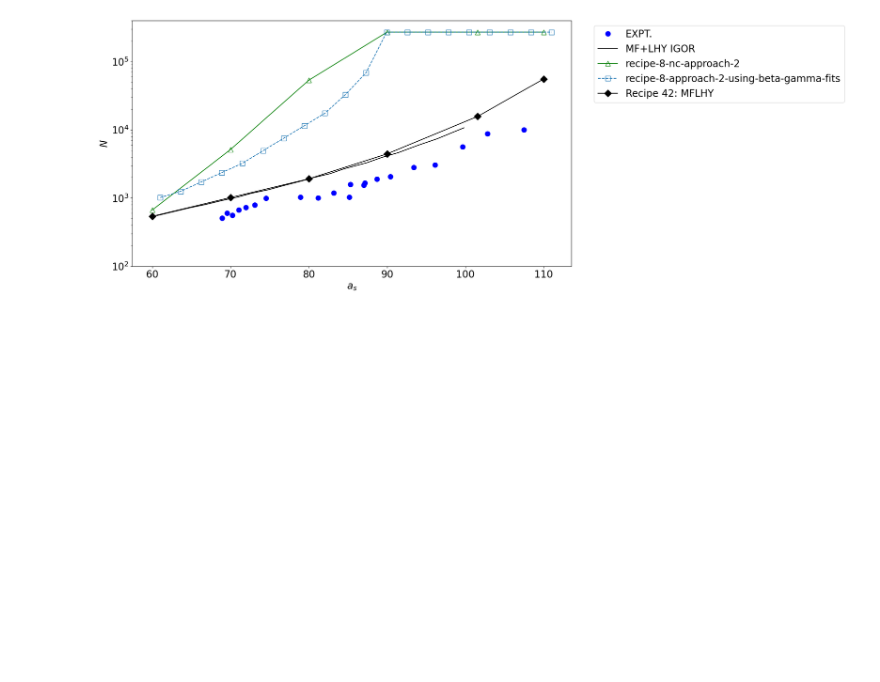
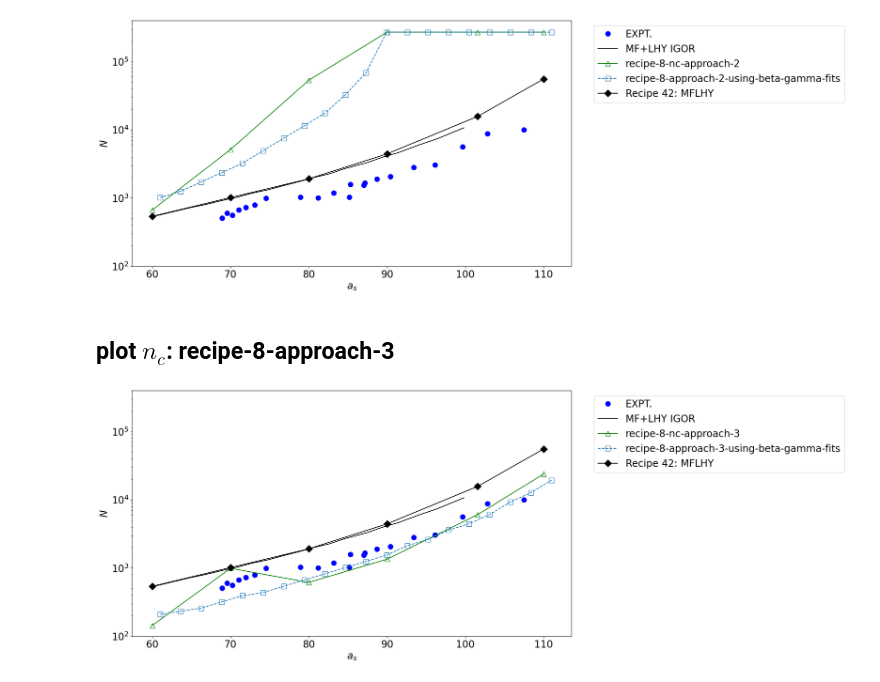
Before and after one commit to viktorcikojevic/dipolar-droplets, a Jupyter notebook: beta-gamma-fit-vs-a_s.ipynb, the cells around one changed output. Drawn from its saved outputs; the diff is of its cells as text; code cells hidden in the pictures; blank space fills up the shorter version.

```diff
--- a/beta-gamma-fit-vs-a_s.ipynb
+++ b/beta-gamma-fit-vs-a_s.ipynb
@@ -353,3 +474,14 @@ results["recipe-8-approach-2-using-beta-gamma-fits"] = {"a_s": a_s, "n_c_best_po
+# %%
+a_s = np.linspace(61, 111, 20)
+r_0 = 387.6   # https://www.wolframalpha.com/input?i=%28162Dy+mass%29+*+%28mu_0%29+*+%289.93+bohr+magneton%29%5E2+%2F+%284+pi+hbar%5E2%29+%2F+%28bohr+radius%29
+# for each a_s, find the best possible fit for n_c, using the fits func_beta and func_gamma
+n_c_best_possible_fit = np.zeros(len(a_s))
+for i in tqdm(range(len(a_s))):
+    n_c_best_possible_fit[i] = estimate_nc(func_alpha(a_s[i], *popt_alpha),
+                                           func_beta(a_s[i], *popt_beta),
+                                           func_gamma(a_s[i], *popt_gamma), based_on="size", verbose=False)[0]
+# %%
+results["recipe-8-approach-3-using-beta-gamma-fits"] = {"a_s": a_s, "n_c_best_possible_fit": n_c_best_possible_fit}
 # %% [markdown]
 # Analyze recipe-9
 # %%
@@ -702,3 +834,65 @@ plt.savefig(f"plots/critical-atom-number-3.pdf", bbox_inches='tight', dpi=300)
 plt.savefig(f"plots/critical-atom-number-3.png", bbox_inches='tight', dpi=300)
 # %% [output]
 [figure]
+# %% [markdown]
+## plot $n_c$: recipe-8-approach-3
+# %%
+
+
+plt.figure(figsize=(16, 9))
+
+def log_func_fit(x, a, b, c):
+    return a*x**2 + b*x + c
+def func_fit(x, a, b, c):
+    return np.exp(log_func_fit(x, a, b, c))
+data = np.loadtxt("./experimental-data/combined-critical-atom-number.dat")
+sclen_expt = data[:,0]
+nc_expt = data[:,1]
+popt, pcov = curve_fit(f=log_func_fit, xdata=sclen_expt, ydata=np.log(nc_expt))
+
+plt.plot(sclen_expt, nc_expt, label="EXPT.", ls='', marker='o', color='blue', markersize=10)
+
+
+mf_data = np.loadtxt("./experimental-data/mean_field_IGOR.dat")
+sclen_mf = mf_data[:,0]
+nc_mf = mf_data[:,1]
+plt.plot(sclen_mf, nc_mf, label="MF+LHY IGOR", color='black', markersize=10)
+
+
+
+data = np.loadtxt("results/critical-atom-numbers/recipe-8-nc-approach-3/functionals_E_N_average_std.dat")
+sclen = data[:,0]
+nc = data[:,1]
+# sort the data by sclen
+sclen, nc = zip(*sorted(zip(sclen, nc)))
+# plot the green error bars, but with the line, with non filled markers
+plt.plot(sclen, nc, label="recipe-8-nc-approach-3", color='green', ls='-', marker='^', markersize=10, markerfacecolor='none')
+
+
+# plot recipe-8-approach-3-using-beta-gamma-fits
+plt.plot(results["recipe-8-approach-3-using-beta-gamma-fits"]["a_s"], results["recipe-8-approach-3-using-beta-gamma-fits"]["n_c_best_possible_fit"], label="recipe-8-approach-3-using-beta-gamma-fits", ls='--', marker='s', markersize=10, markerfacecolor='none')
+
+
+
+data = np.loadtxt("./results/critical-atom-numbers/recipe-42-nc/functionals_E_N.dat")
+sclen = data[:,0]
+nc = data[:,1]
+plt.plot(sclen, nc, label="Recipe 42: MFLHY", color='black', marker='D', ls='-', markersize=10)
+
+
+
+plt.xlabel(r'$a_s$', fontsize=20)
+plt.ylabel(r'$N$', fontsize=20)
+plt.legend(loc = "best", bbox_to_anchor=(1.04, 1), fontsize=20)
+
+
+plt.yscale('log')
+plt.ylim(100, 400000)
+plt.xticks(fontsize=20)
+plt.yticks(fontsize=20)
+
+# Save the figure into plots folder
+plt.savefig(f"plots/critical-atom-number-4.pdf", bbox_inches='tight', dpi=300)
+plt.savefig(f"plots/critical-atom-number-4.png", bbox_inches='tight', dpi=300)
+# %% [output]
+[figure, added]
```
Also changed, not shown: parts of 9 cells of this notebook, 6 other files.
